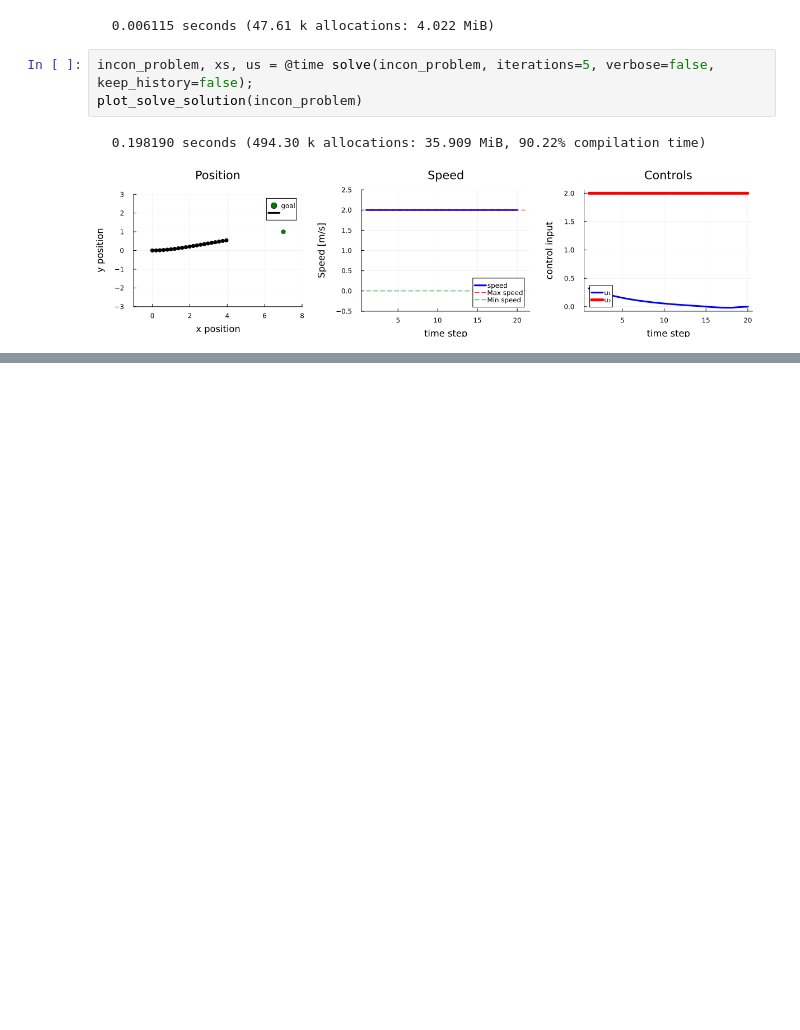
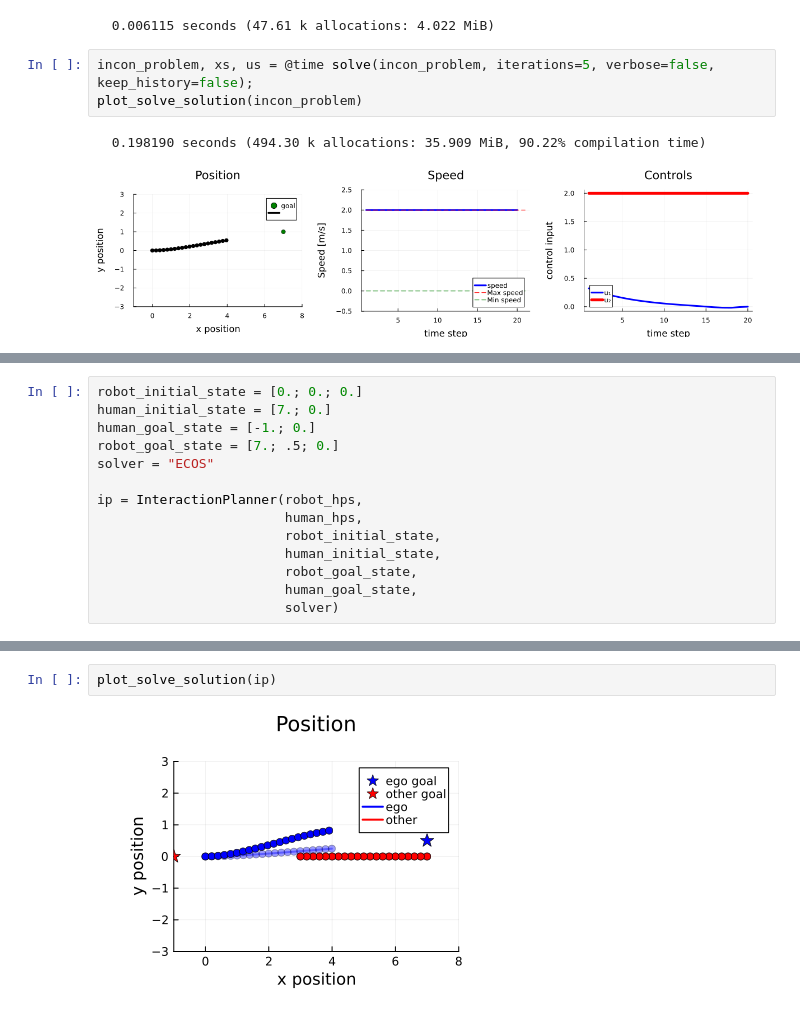
Before and after one commit to UW-CTRL/PHRI.jl, a Jupyter notebook: src/demo.ipynb, the cells around one changed output, grey strips where cells are left out. Saved outputs shown, nothing was run; the diff lists cells and outputs as text; blank space fills up the shorter version.

Commit message:
interaction planner basics working, TODO ibr function & investigate polar dyn

```diff
--- a/src/demo.ipynb
+++ b/src/demo.ipynb
@@ -134,0 +168,14 @@ plot(plot_traj, plot_speed, plot_ctrl, layout = l)
+# %%
+robot_initial_state = [0.; 0.; 0.]
+human_initial_state = [7.; 0.]
+human_goal_state = [-1.; 0.]
+robot_goal_state = [7.; .5; 0.]
+solver = "ECOS"
+
+ip = InteractionPlanner(robot_hps,
+                        human_hps,
+                        robot_initial_state,
+                        human_initial_state,
+                        robot_goal_state,
+                        human_goal_state,
+                        solver)
@@ -134,0 +192,4 @@ plot(plot_traj, plot_speed, plot_ctrl, layout = l)
+# %%
+plot_solve_solution(ip)
+# %% [output]
+[figure, added]
```
Also changed, not shown: parts of 6 cells of this notebook, 2 other files.
